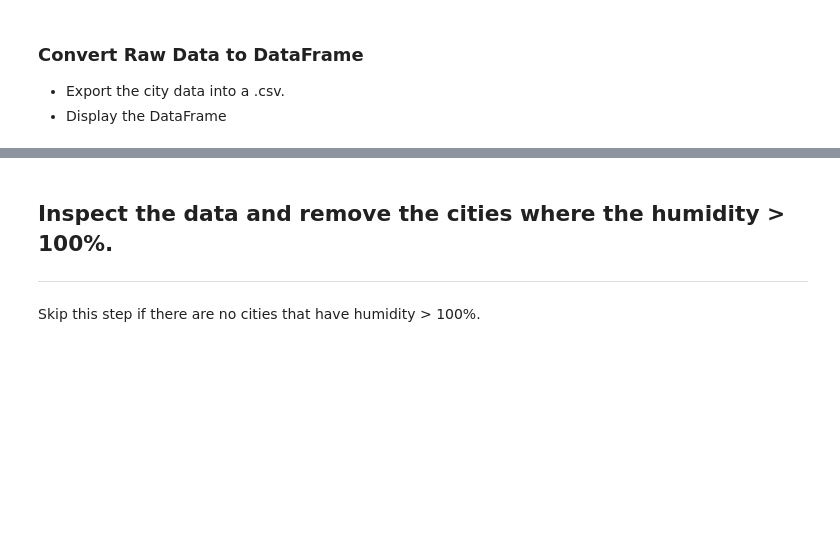
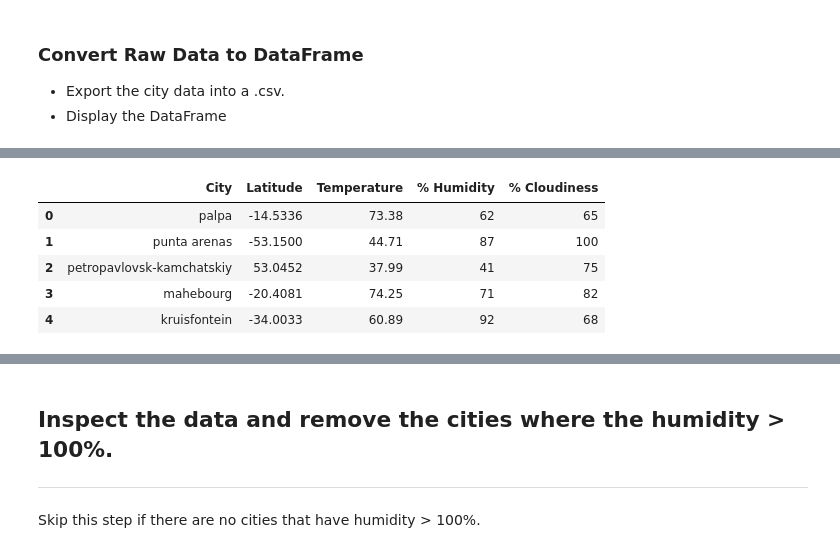
Before and after one commit to tebohl/Python-API-Cities, a Jupyter notebook: WeatherPy/WeatherPy.ipynb, the cells around one changed output, grey strips where cells are left out. Saved outputs shown, nothing was run; the diff lists cells and outputs as text; code cells hidden in the pictures; blank space fills up the shorter version.

```diff
--- a/WeatherPy/WeatherPy.ipynb
+++ b/WeatherPy/WeatherPy.ipynb
@@ -172,0 +162,18 @@ Data Retrieval Complete
+# %%
+#define dictionary with lists created in loop above
+weather_dict = {
+    "City": cities_updated,
+    "Latitude": latitude,
+    "Temperature": temperature,
+    "% Humidity": humidity,
+    "% Cloudiness": cloudiness
+}
+weather_df = pd.DataFrame(weather_dict)
+weather_df.head()
+# %% [output]
+|  | City | Latitude | Temperature | % Humidity | % Cloudiness |
+| 0 | palpa | -14.5336 | 73.38 | 62 | 65 |
+| 1 | punta arenas | -53.1500 | 44.71 | 87 | 100 |
+| 2 | petropavlovsk-kamchatskiy | 53.0452 | 37.99 | 41 | 75 |
+| 3 | mahebourg | -20.4081 | 74.25 | 71 | 82 |
+| 4 | kruisfontein | -34.0033 | 60.89 | 92 | 68 |
```
Also changed, not shown: parts of 11 cells of this notebook, 2 other files.
